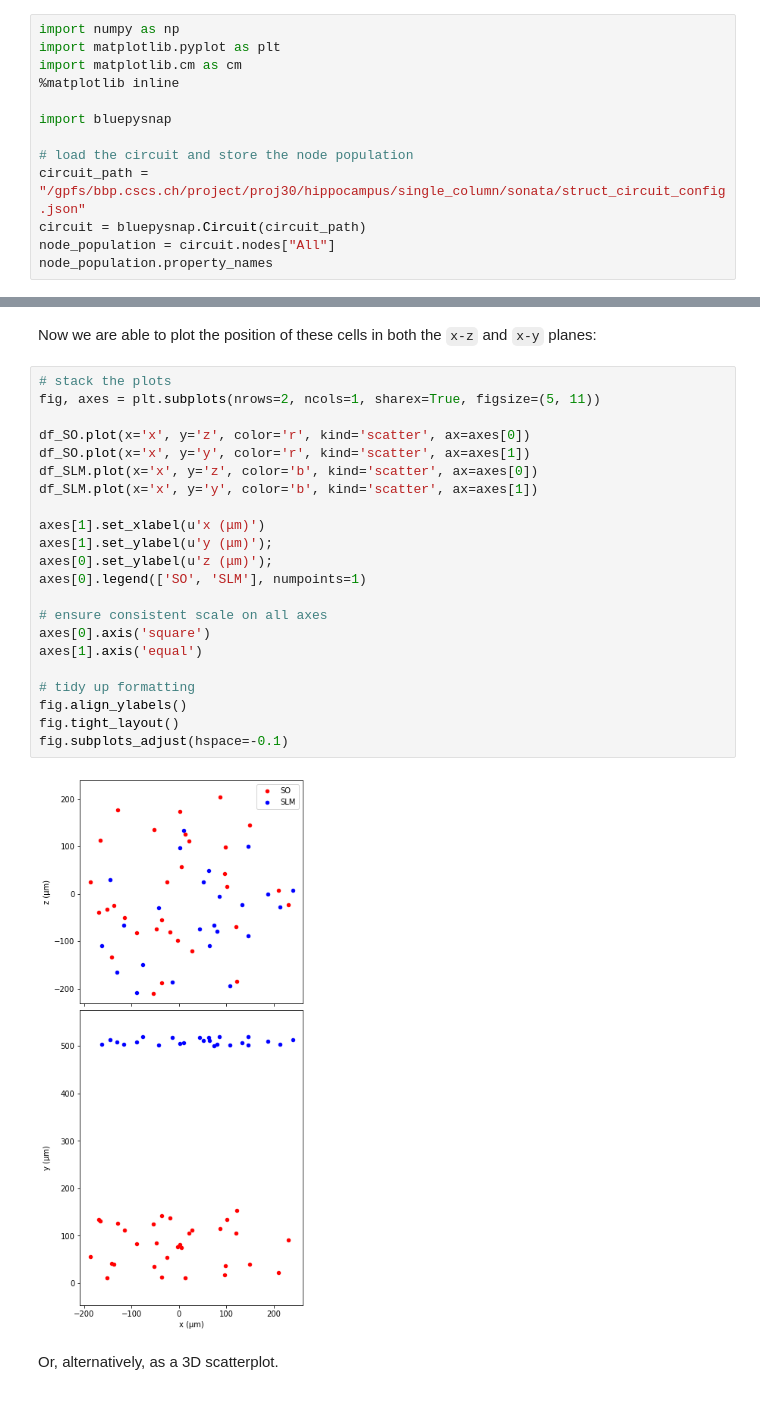
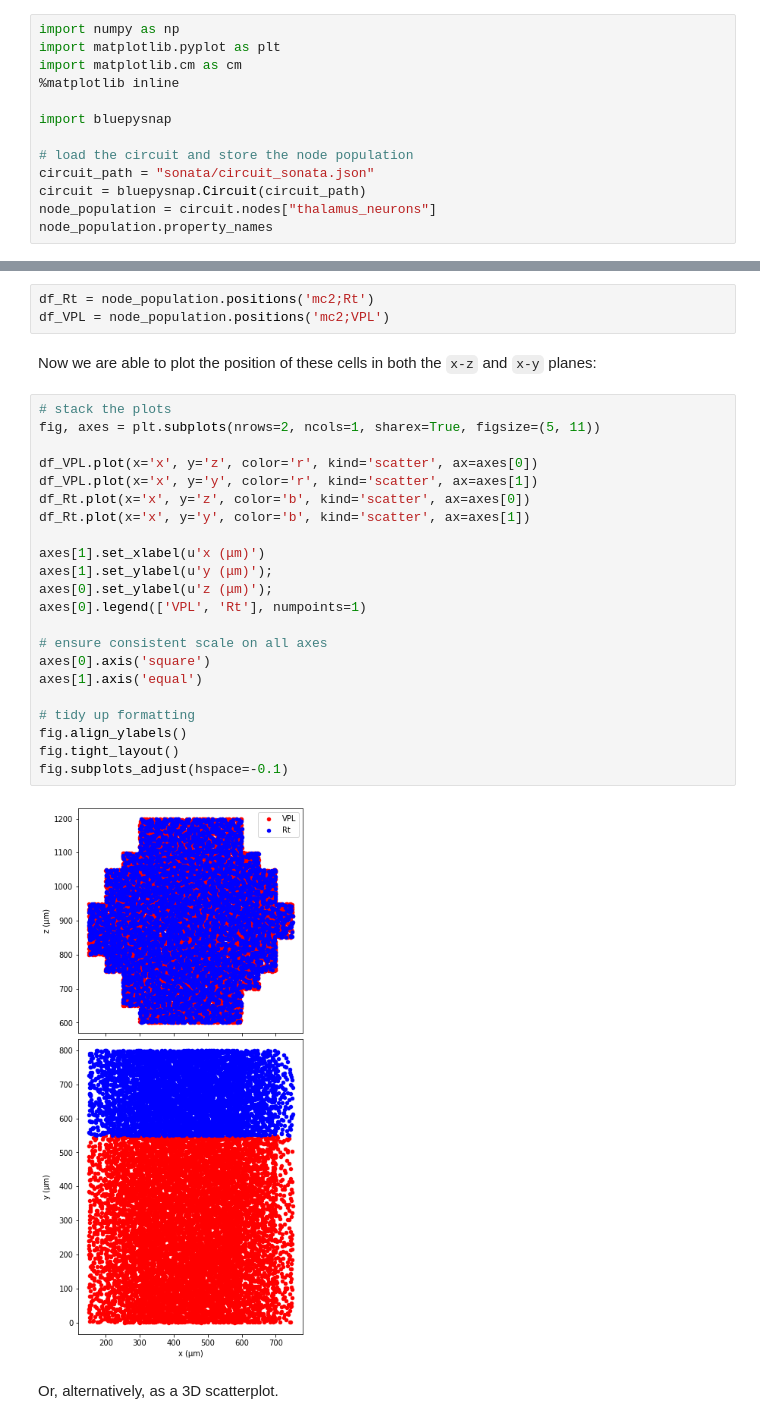
Before and after one commit to BlueBrain/snap, a Jupyter notebook: doc/source/notebooks/03_node_properties.ipynb, the cells around one changed output, grey strips where cells are left out. Saved outputs shown, nothing was run; the diff lists cells and outputs as text.

```diff
--- a/doc/source/notebooks/03_node_properties.ipynb
+++ b/doc/source/notebooks/03_node_properties.ipynb
@@ -14,9 +14,9 @@ import matplotlib.cm as cm
 import bluepysnap
 
 # load the circuit and store the node population
-circuit_path = "/gpfs/bbp.cscs.ch/project/proj30/hippocampus/single_column/sonata/struct_circuit_config.json"
+circuit_path = "sonata/circuit_sonata.json"
 circuit = bluepysnap.Circuit(circuit_path)
-node_population = circuit.nodes["All"]
+node_population = circuit.nodes["thalamus_neurons"]
 node_population.property_names
 # %% [output]
 {'@dynamics:holding_current',
@@ -134,29 +131,32 @@ df_SLM = node_population.positions('SLM')
+# %%
+df_Rt = node_population.positions('mc2;Rt')
+df_VPL = node_population.positions('mc2;VPL')
 # %% [markdown]
 Now we are able to plot the position of these cells in both the `x-z` and `x-y` planes:
 # %%
 # stack the plots
 fig, axes = plt.subplots(nrows=2, ncols=1, sharex=True, figsize=(5, 11))
 
-df_SO.plot(x='x', y='z', color='r', kind='scatter', ax=axes[0])
-df_SO.plot(x='x', y='y', color='r', kind='scatter', ax=axes[1])
-df_SLM.plot(x='x', y='z', color='b', kind='scatter', ax=axes[0])
-df_SLM.plot(x='x', y='y', color='b', kind='scatter', ax=axes[1])
+df_VPL.plot(x='x', y='z', color='r', kind='scatter', ax=axes[0])
+df_VPL.plot(x='x', y='y', color='r', kind='scatter', ax=axes[1])
+df_Rt.plot(x='x', y='z', color='b', kind='scatter', ax=axes[0])
+df_Rt.plot(x='x', y='y', color='b', kind='scatter', ax=axes[1])
 
 axes[1].set_xlabel(u'x (μm)')
 axes[1].set_ylabel(u'y (μm)');
 axes[0].set_ylabel(u'z (μm)');
-axes[0].legend(['SO', 'SLM'], numpoints=1)
+axes[0].legend(['VPL', 'Rt'], numpoints=1)
 
 # ensure consistent scale on all axes
 axes[0].axis('square')
 axes[1].axis('equal')
 
 # tidy up formatting
 fig.align_ylabels()
 fig.tight_layout()
 fig.subplots_adjust(hspace=-0.1)
 # %% [output]
-[figure, old version]
+[figure, new version]
 # %% [markdown]
 Or, alternatively, as a 3D scatterplot.
 # %%
```
Also changed, not shown: parts of 13 cells of this notebook, 3 other files.
